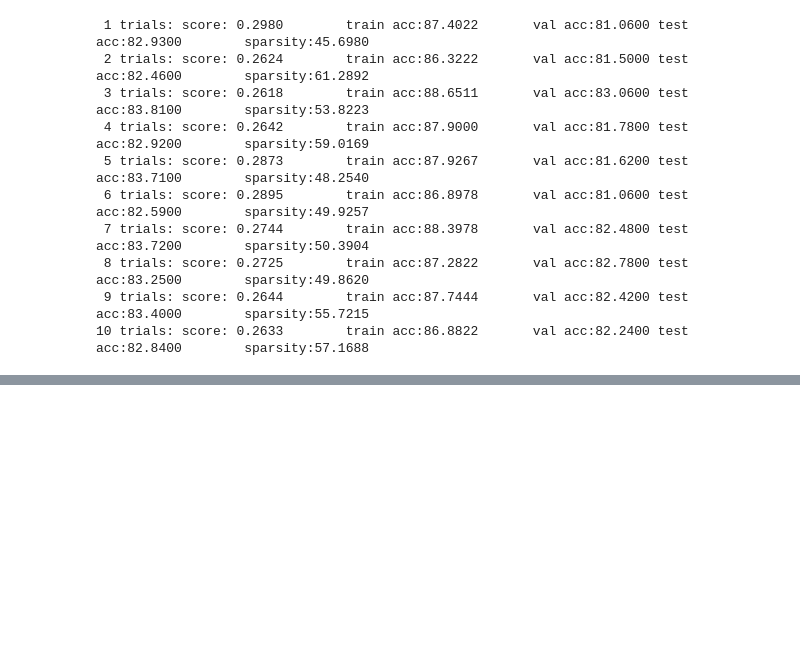
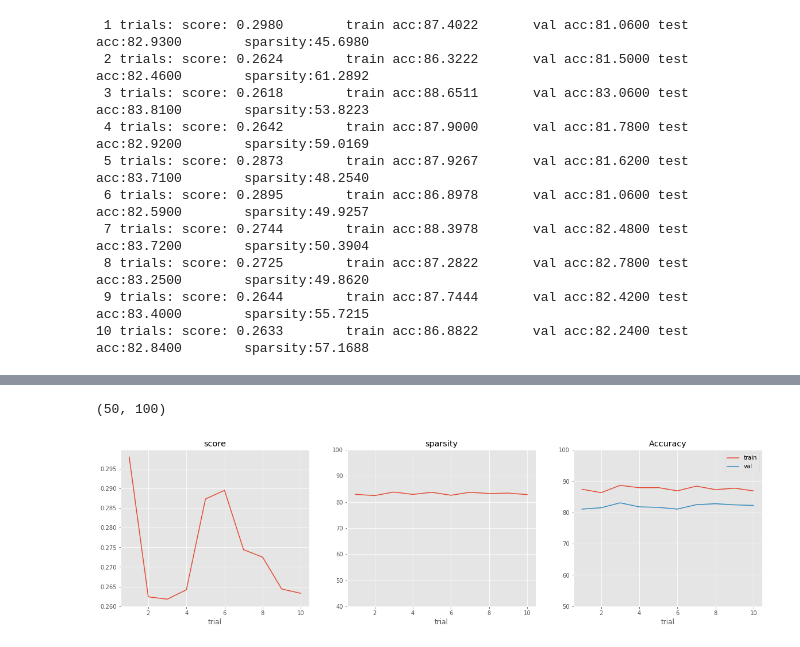
Before and after one commit to Chih-Ling-Hsu/distiller, a Jupyter notebook: AutoCompression.ipynb, the cells around one changed output, grey strips where cells are left out. Drawn from its saved outputs; the diff is of its cells as text; code cells hidden in the pictures; blank space fills up the shorter version.

```diff
--- a/AutoCompression.ipynb
+++ b/AutoCompression.ipynb
@@ -290,3 +362,7 @@ with open(os.path.join(outputDir, 'best.json'), 'w') as f:
  8 trials: score: 0.2725        train acc:87.2822       val acc:82.7800 test acc:83.2500        sparsity:49.8620
  9 trials: score: 0.2644        train acc:87.7444       val acc:82.4200 test acc:83.4000        sparsity:55.7215
 10 trials: score: 0.2633        train acc:86.8822       val acc:82.2400 test acc:82.8400        sparsity:57.1688
+# %%
+outputDir = './logs/20181108_145445'
+# %%
+df = loadTrialLogs(outputDir)
@@ -292,0 +381,5 @@ with open(os.path.join(outputDir, 'best.json'), 'w') as f:
+# %%
+drawTrainingProcess(df)
+# %% [output]
+(50, 100)
+[figure, added]
```
Also changed, not shown: parts of 15 cells of this notebook.
